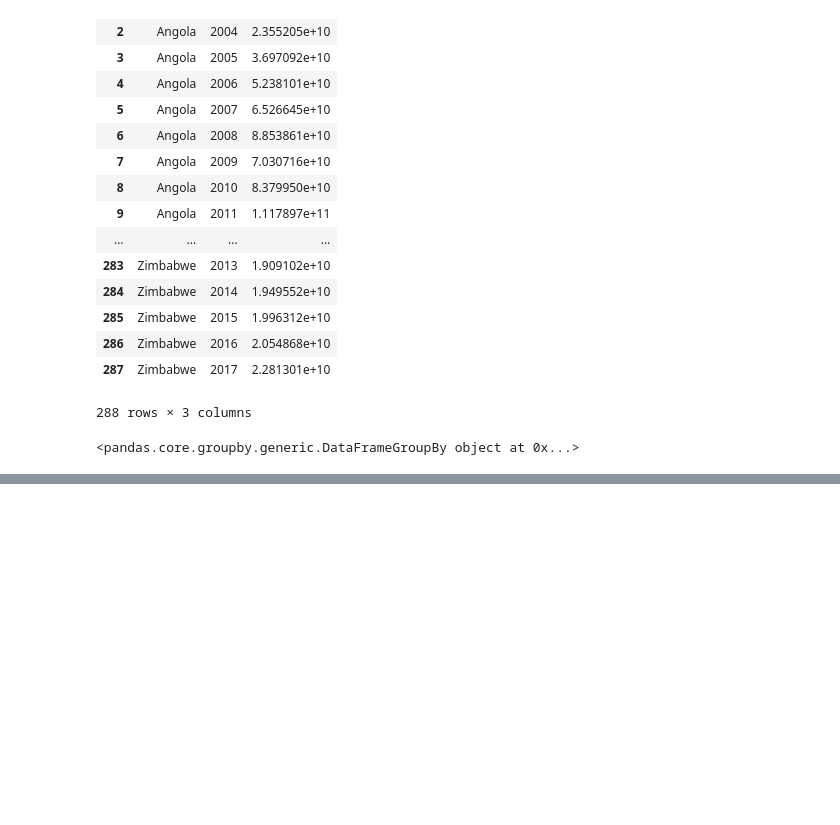
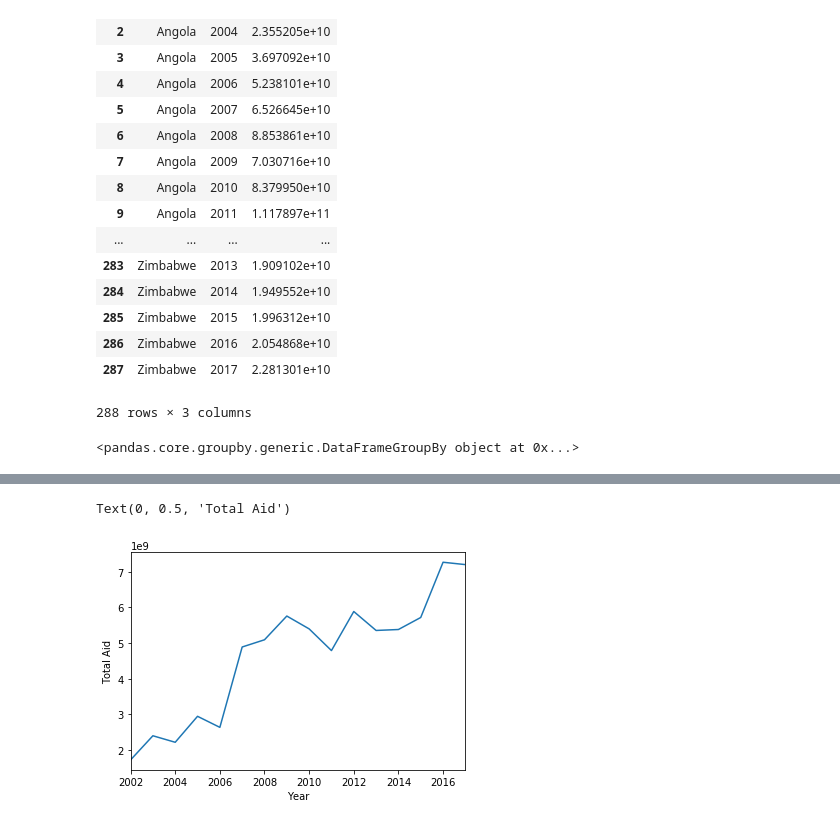
Before and after one commit to juliasweet/Project_1, a Jupyter notebook: GDP and Subsaharan Africa.ipynb, the cells around one changed output, grey strips where cells are left out. Saved outputs shown, nothing was run; the diff lists cells and outputs as text; code cells hidden in the pictures; blank space fills up the shorter version.

```diff
--- a/GDP and Subsaharan Africa.ipynb
+++ b/GDP and Subsaharan Africa.ipynb
@@ -549,0 +571,3 @@ Name: GDP, dtype: float64
+# %%
+grouped_Aid_year_df = Aid_df.groupby(['Year'])
+print(grouped_Aid_year_df)
@@ -549,0 +576,3 @@ Name: GDP, dtype: float64
+# %%
+Aid_year_sum_df=grouped_Aid_year_df["Total Aid"].sum()
+Aid_year_sum_df
@@ -556,0 +607,7 @@ plt.show()
+# %%
+Aid_year_sum_chart=Aid_year_sum_df.plot.line()
+Aid_year_sum_chart.set_xlabel("Year")
+Aid_year_sum_chart.set_ylabel("Total Aid")
+# %% [output]
+Text(0, 0.5, 'Total Aid')
+[figure, added]
```
Also changed, not shown: parts of 6 cells of this notebook.
